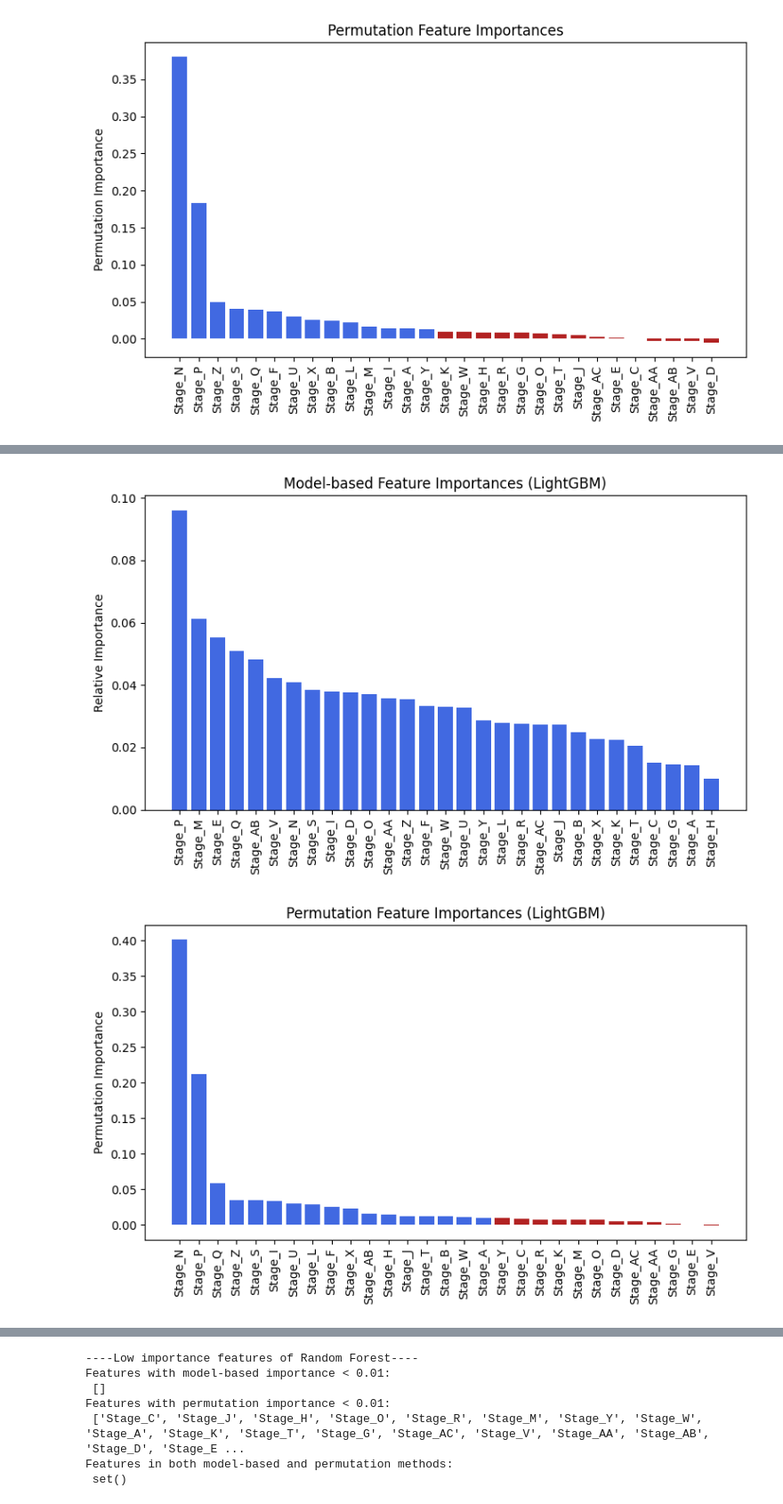
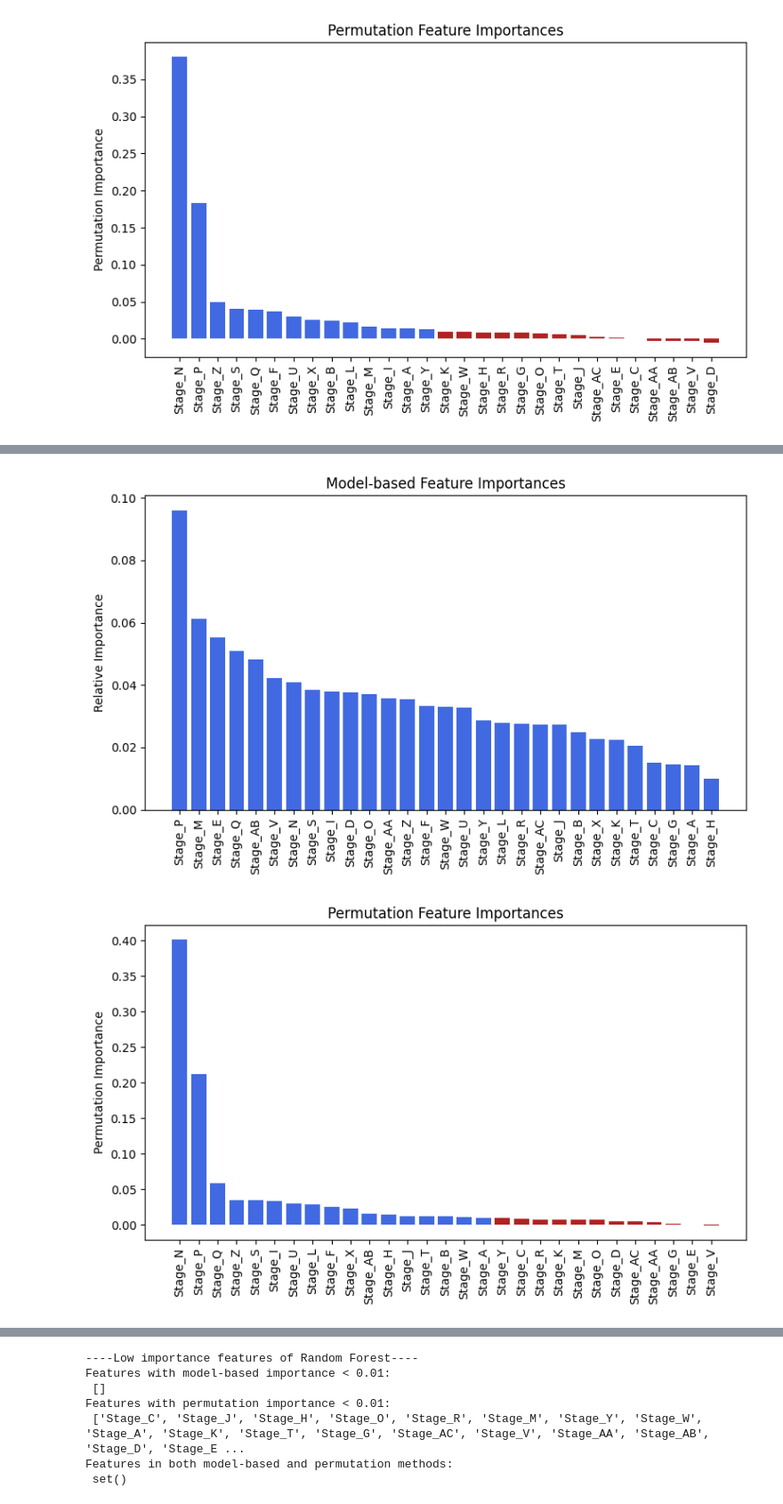
Before and after one commit to puc26/kaggleNotebook, a Jupyter notebook: 20230811_WATAnalysis.ipynb, the cells around one changed output, grey strips where cells are left out. Shown at 89% size. Drawn from its saved outputs; the diff is of its cells as text; code cells hidden in the pictures.

```diff
--- a/20230811_WATAnalysis.ipynb
+++ b/20230811_WATAnalysis.ipynb
@@ -1131,7 +1141,7 @@ colors = ['firebrick' if normalized_importance_lgbm[i] < 0.01 else 'royalblue' f
 model_based_lgbm = pd.DataFrame({'Feature': X_train_A_le.columns, 'Importance': normalized_importance_lgbm}).sort_values(by='Importance', ascending=False)
 
 plt.figure(figsize=(8, 5))
-plt.title("Model-based Feature Importances (LightGBM)")
+plt.title("Model-based Feature Importances")
 plt.bar(range(len(indices)), normalized_importance_lgbm[indices], align='center', color=colors)
 plt.xticks(range(len(indices)), [X_train_A_le.columns[i] for i in indices], rotation=90)
 plt.ylabel('Relative Importance')
@@ -1146,7 +1156,7 @@ colors = ['firebrick' if result.importances_mean[i] < 0.01 else 'royalblue' for
 permutation_lgbm = pd.DataFrame({'Feature': X_test_A_le.columns, 'Importance': result.importances_mean}).sort_values(by='Importance', ascending=False)
 
 plt.figure(figsize=(8, 5))
-plt.title("Permutation Feature Importances (LightGBM)")
+plt.title("Permutation Feature Importances")
 plt.bar(range(len(sorted_idx)), result.importances_mean[sorted_idx], align='center', color=colors)
 plt.xticks(range(len(sorted_idx)), [X_test_A_le.columns[i] for i in sorted_idx], rotation=90)
 plt.ylabel("Permutation Importance")
@@ -1157,10 +1167,10 @@ plt.show()
 You can set `force_row_wise=true` to remove the overhead.
 And if memory is not enough, you can set `force_col_wise=true`.
 [LightGBM] [Info] Total Bins 380
 [LightGBM] [Info] Number of data points in the train set: 3486, number of used features: 29
 [LightGBM] [Info] Start training from score 0.535848
-[figure, old version]
+[figure, new version]
-[figure, old version]
+[figure, new version]
 # %% [markdown]
 **Model-based method**
 * In Random Forest and XGBoost, "Stage_N" is particularly prominent and has the highest importance, and "Stage_P" have the highest importance in LightGBM.
```
Also changed, not shown: parts of 13 cells of this notebook.
